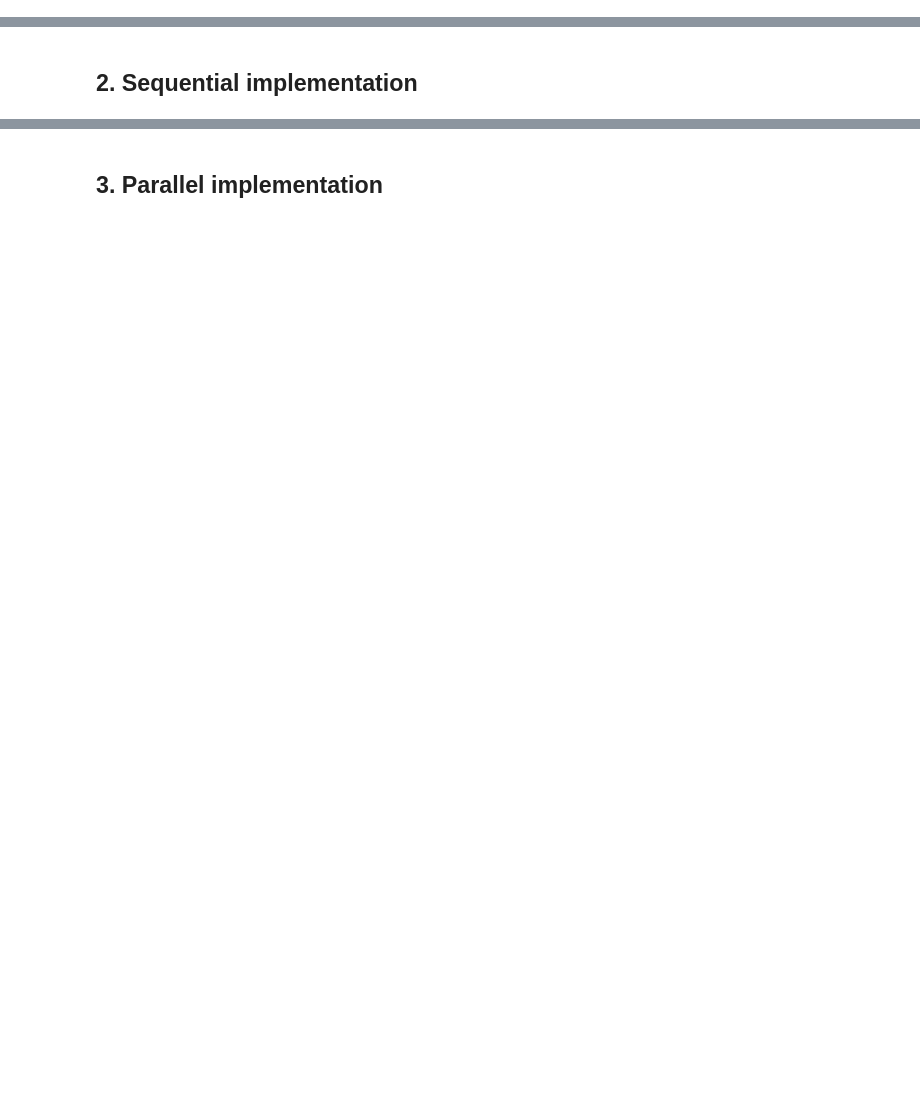
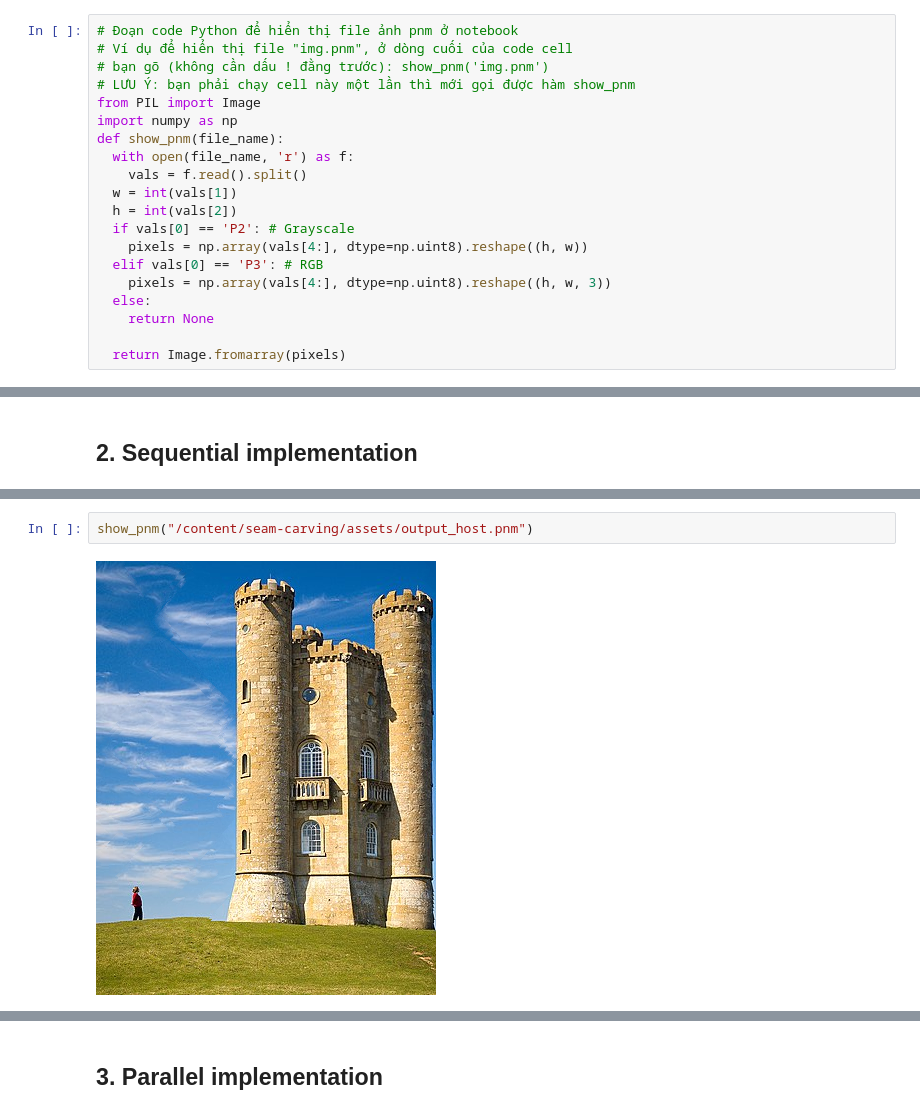
Before and after one commit to tristran2k1/seam-carving, a Jupyter notebook: 19127597_19127607_Parallel.ipynb, the cells around one changed output, grey strips where cells are left out. Cells and saved outputs as stored; diff of their text form; blank space fills up the shorter version.

```diff
--- a/19127597_19127607_Parallel.ipynb
+++ b/19127597_19127607_Parallel.ipynb
@@ -13,6 +13,26 @@ Thành viên:
 Seam carving là một phương pháp thay đổi kích thước ảnh, ý tưởng của thuật toán là loại bỏ những điểm ảnh ít quan trọng trong hình ảnh và giữ lại những điểm ảnh quan trọng để hình ảnh đạt được kích thước cần thiết.
 - Input: Ảnh có định dạng PNM, tên file kết quả, số seam cần xoá
 - Output: Ảnh đã được xoá seam
+# %%
+# Đoạn code Python để hiển thị file ảnh pnm ở notebook
+# Ví dụ để hiển thị file "img.pnm", ở dòng cuối của code cell
+# bạn gõ (không cần dấu ! đằng trước): show_pnm('img.pnm')
+# LƯU Ý: bạn phải chạy cell này một lần thì mới gọi được hàm show_pnm
+from PIL import Image
+import numpy as np
+def show_pnm(file_name):
+  with open(file_name, 'r') as f:
+    vals = f.read().split()
+  w = int(vals[1])
+  h = int(vals[2])
+  if vals[0] == 'P2': # Grayscale
+    pixels = np.array(vals[4:], dtype=np.uint8).reshape((h, w))
+  elif vals[0] == 'P3': # RGB
+    pixels = np.array(vals[4:], dtype=np.uint8).reshape((h, w, 3))
+  else:
+    return None
+
+  return Image.fromarray(pixels)
 # %%
 WORKDIR = '/content/seam-carving'
 !git clone https://github.com/tristran2k1/seam-carving.git $WORKDIR
@@ -52,3 +86,7 @@ Version CPU, 300 seams: 31463.185547 ms
+# %%
+show_pnm("/content/seam-carving/assets/output_host.pnm")
+# %% [output]
+[figure, added]
 # %% [markdown]
 ### Does it need to speed up?
 Ứng dụng cần được tăng tốc vì thuật toán seam carving có độ phức tạp lớn khi thực hiện tuần tự(các bước hầu hết có độ phức tạp $O(n^2)$)
```
Also changed, not shown: parts of 32 cells of this notebook.
